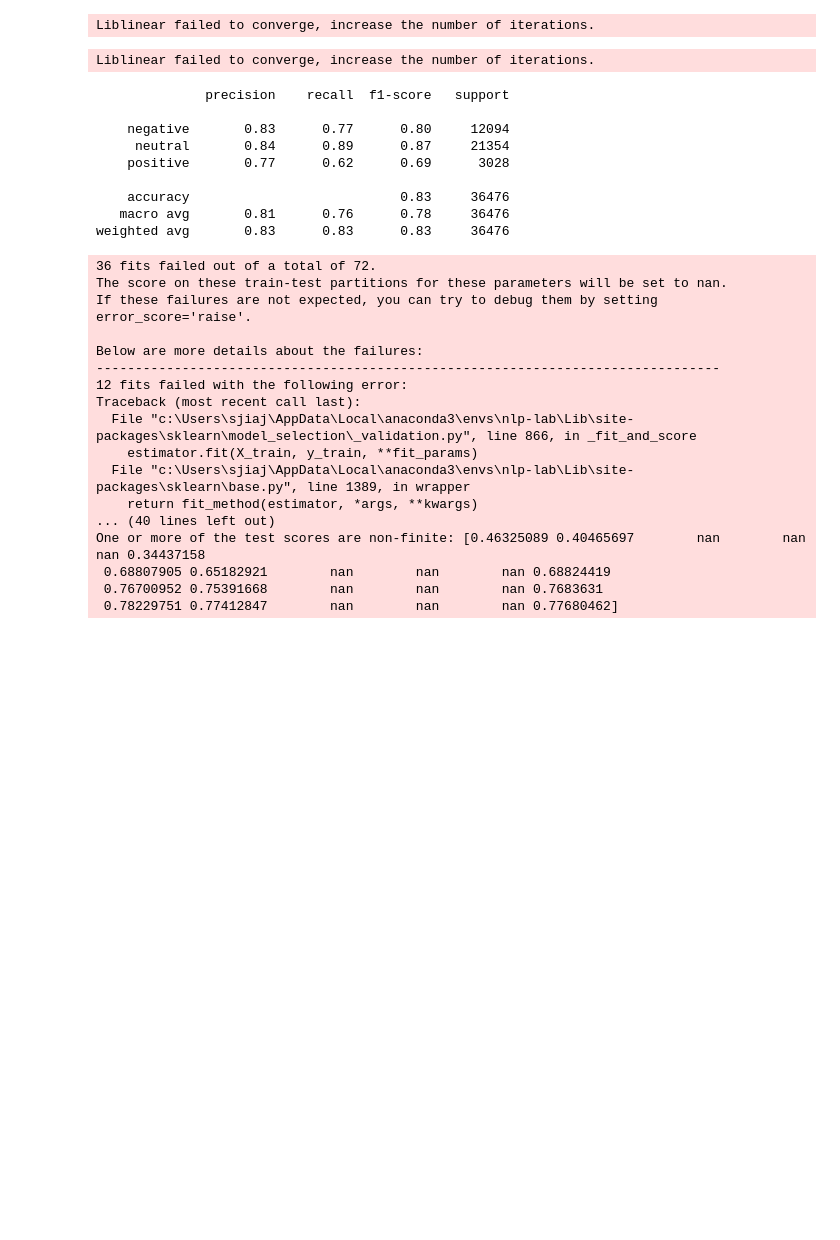
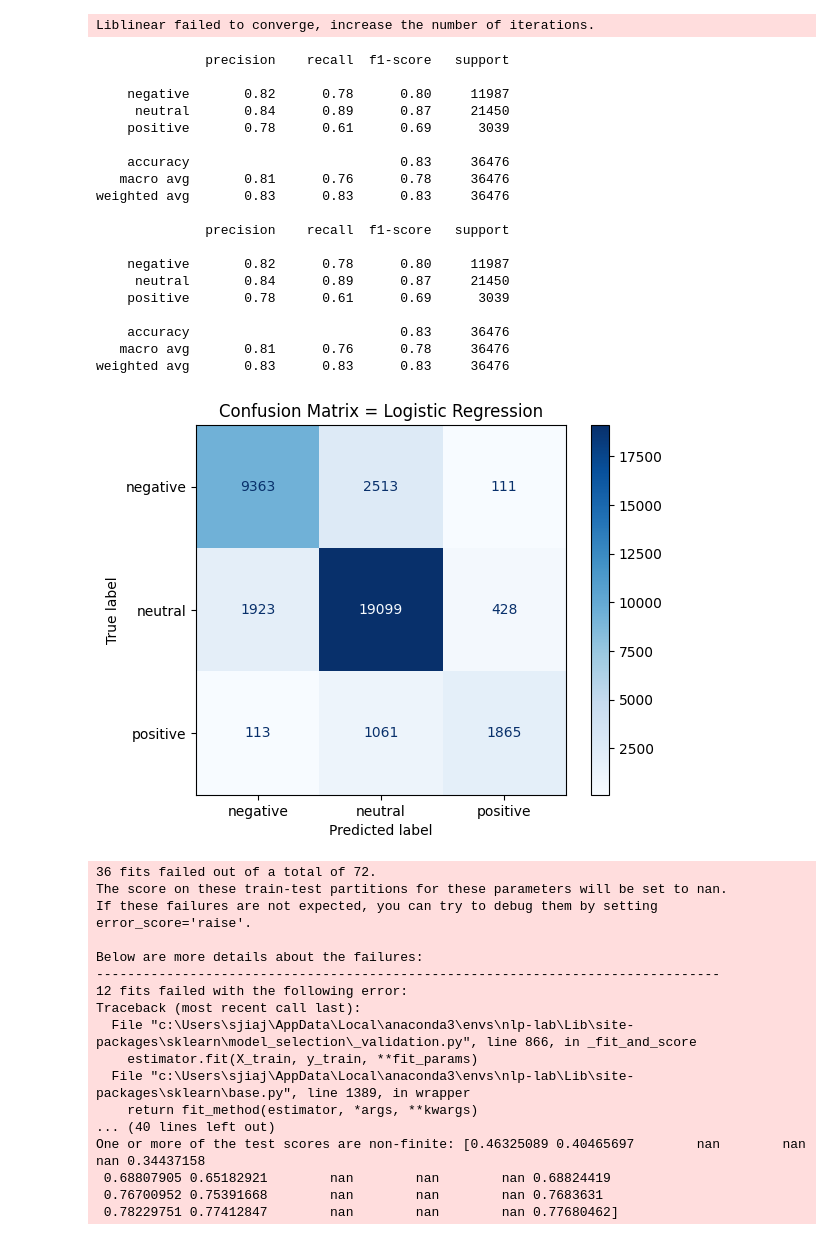
Before and after one commit to jasonsongjiajain/assignment_social_media_computing, a Jupyter notebook: Assignment.ipynb, the cells around one changed output. Saved outputs shown, nothing was run; the diff lists cells and outputs as text; code cells hidden in the pictures; blank space fills up the shorter version.

```diff
--- a/Assignment.ipynb
+++ b/Assignment.ipynb
@@ -415 +417,3 @@ military veteran army navy marine airforce usa usmc usarmy america coastguard tr
 df_all = pd.read_csv("final.csv")
+# %%
+df_all = df_all.dropna(subset=['text'])
@@ -492,22 +648,41 @@ Liblinear failed to converge, increase the number of iterations.
 Best SVM Params: {'C': 10, 'loss': 'hinge'}
 Liblinear failed to converge, increase the number of iterations.
 # %%
+from sklearn.metrics import confusion_matrix, ConfusionMatrixDisplay
+import matplotlib.pyplot as plt
+
 svm_model = LinearSVC(C=10, loss= 'hinge', max_iter=10000)
 svm_model.fit(X_train_vec, y_train)
 
 y_pred = svm_model.predict(X_test_vec)
 print(classification_report(y_test, y_pred))
+print(classification_report(y_test, y_pred))
+cm = confusion_matrix(y_test, y_pred, labels=svm_model.classes_)
+disp = ConfusionMatrixDisplay(confusion_matrix=cm, display_labels=svm_model.classes_)
+disp.plot(cmap="Blues")
+plt.title("Confusion Matrix = Logistic Regression")
+plt.show()
 # %% [output]
-Liblinear failed to converge, increase the number of iterations.
+              precision    recall  f1-score   support
+
+    negative       0.82      0.78      0.80     11987
+     neutral       0.84      0.89      0.87     21450
+    positive       0.78      0.61      0.69      3039
+
+    accuracy                           0.83     36476
+   macro avg       0.81      0.76      0.78     36476
+weighted avg       0.83      0.83      0.83     36476
+
+              precision    recall  f1-score   support
+
+    negative       0.82      0.78      0.80     11987
+     neutral       0.84      0.89      0.87     21450
+    positive       0.78      0.61      0.69      3039
+
+    accuracy                           0.83     36476
+   macro avg       0.81      0.76      0.78     36476
+weighted avg       0.83      0.83      0.83     36476
-              precision    recall  f1-score   support
-
-    negative       0.83      0.77      0.80     12094
-     neutral       0.84      0.89      0.87     21354
-    positive       0.77      0.62      0.69      3028
-
-    accuracy                           0.83     36476
-   macro avg       0.81      0.76      0.78     36476
-weighted avg       0.83      0.83      0.83     36476
+[figure, added]
 # %%
 from sklearn.model_selection import GridSearchCV
 from sklearn.linear_model import LogisticRegression
```
Also changed, not shown: parts of 25 cells of this notebook.
